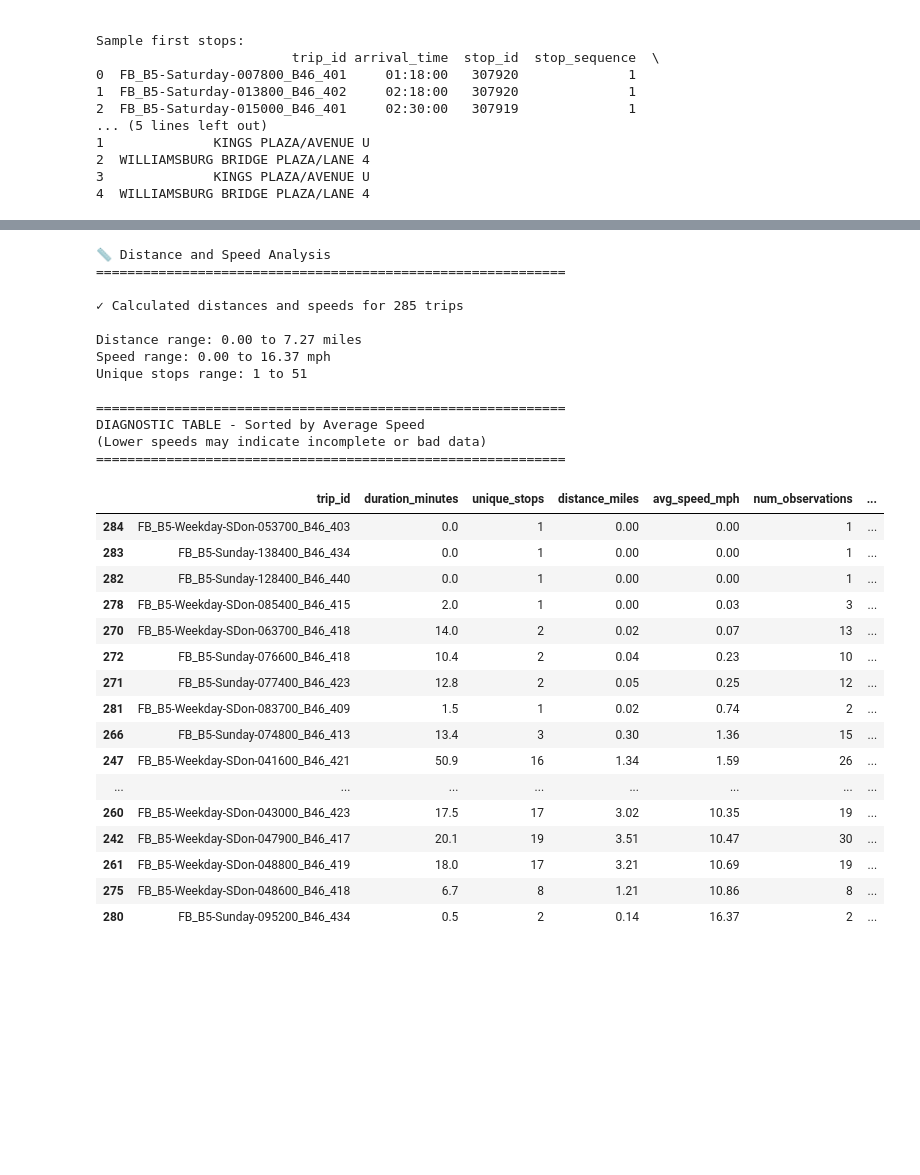
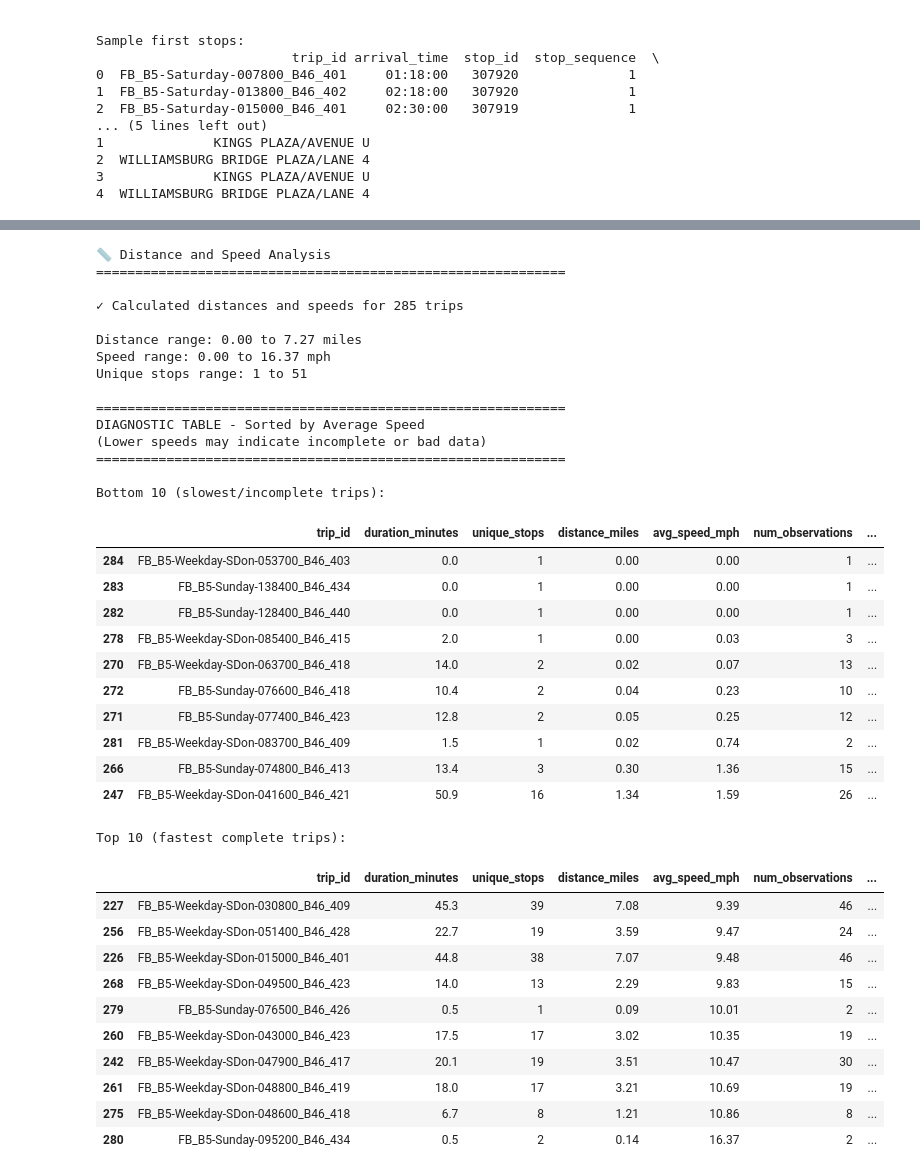
Before and after one commit to anthonymobile/greenstreet-bus-data, a Jupyter notebook: notebook.ipynb, the cells around one changed output, grey strips where cells are left out. Cells and saved outputs as stored; diff of their text form; code cells hidden in the pictures; blank space fills up the shorter version.

```diff
--- a/notebook.ipynb
+++ b/notebook.ipynb
@@ -592,11 +583,8 @@ print(f"\nExport table ready with {len(b46_export)} rows and {len(b46_export.col
 print(f"\nYou can export this to CSV with:")
 print("  b46_export.to_csv('b46_trip_analysis.csv', index=False)")
 
-print(f"\nFull table (showing all {len(b46_export)} rows):")
-
-# Display all rows without truncation
-pd.set_option('display.max_rows', None)
-b46_export
+print(f"\nSample (showing top 20 rows):")
+b46_export.head(20)
 # %% [output]
 💾 Export-Ready Table
 ============================================================
@@ -722,39 +710,50 @@ b46_diagnostic = b46_diagnostic.sort_values('avg_speed_mph', ascending=True)
 print(f"\n{'='*60}")
 print("DIAGNOSTIC TABLE - Sorted by Average Speed")
 print("(Lower speeds may indicate incomplete or bad data)")
 print("="*60)
 
-# Display all rows
-pd.set_option('display.max_rows', None)
-b46_diagnostic
+# Display top and bottom 10 rows to show extremes
+print("\nBottom 10 (slowest/incomplete trips):")
+display(b46_diagnostic.head(10))
+
+print("\nTop 10 (fastest complete trips):")
+display(b46_diagnostic.tail(10))
 # %% [output]
 📏 Distance and Speed Analysis
 ============================================================
 
 ✓ Calculated distances and speeds for 285 trips
 
 Distance range: 0.00 to 7.27 miles
 Speed range: 0.00 to 16.37 mph
 Unique stops range: 1 to 51
 
 ============================================================
 DIAGNOSTIC TABLE - Sorted by Average Speed
 (Lower speeds may indicate incomplete or bad data)
 ============================================================
+
+Bottom 10 (slowest/incomplete trips):
 |  | trip_id | duration_minutes | unique_stops | distance_miles | avg_speed_mph | num_observations | ... |
 | 284 | FB_B5-Weekday-SDon-053700_B46_403 | 0.0 | 1 | 0.00 | 0.00 | 1 | ... |
 | 283 | FB_B5-Sunday-138400_B46_434 | 0.0 | 1 | 0.00 | 0.00 | 1 | ... |
 | 282 | FB_B5-Sunday-128400_B46_440 | 0.0 | 1 | 0.00 | 0.00 | 1 | ... |
 | 278 | FB_B5-Weekday-SDon-085400_B46_415 | 2.0 | 1 | 0.00 | 0.03 | 3 | ... |
 | 270 | FB_B5-Weekday-SDon-063700_B46_418 | 14.0 | 2 | 0.02 | 0.07 | 13 | ... |
 | 272 | FB_B5-Sunday-076600_B46_418 | 10.4 | 2 | 0.04 | 0.23 | 10 | ... |
 | 271 | FB_B5-Sunday-077400_B46_423 | 12.8 | 2 | 0.05 | 0.25 | 12 | ... |
 | 281 | FB_B5-Weekday-SDon-083700_B46_409 | 1.5 | 1 | 0.02 | 0.74 | 2 | ... |
 | 266 | FB_B5-Sunday-074800_B46_413 | 13.4 | 3 | 0.30 | 1.36 | 15 | ... |
 | 247 | FB_B5-Weekday-SDon-041600_B46_421 | 50.9 | 16 | 1.34 | 1.59 | 26 | ... |
-| ... | ... | ... | ... | ... | ... | ... | ... |
-| 260 | FB_B5-Weekday-SDon-043000_B46_423 | 17.5 | 17 | 3.02 | 10.35 | 19 | ... |
-| 242 | FB_B5-Weekday-SDon-047900_B46_417 | 20.1 | 19 | 3.51 | 10.47 | 30 | ... |
-| 261 | FB_B5-Weekday-SDon-048800_B46_419 | 18.0 | 17 | 3.21 | 10.69 | 19 | ... |
-| 275 | FB_B5-Weekday-SDon-048600_B46_418 | 6.7 | 8 | 1.21 | 10.86 | 8 | ... |
-| 280 | FB_B5-Sunday-095200_B46_434 | 0.5 | 2 | 0.14 | 16.37 | 2 | ... |
+Top 10 (fastest complete trips):
+|  | trip_id | duration_minutes | unique_stops | distance_miles | avg_speed_mph | num_observations | ... |
+| 227 | FB_B5-Weekday-SDon-030800_B46_409 | 45.3 | 39 | 7.08 | 9.39 | 46 | ... |
+| 256 | FB_B5-Weekday-SDon-051400_B46_428 | 22.7 | 19 | 3.59 | 9.47 | 24 | ... |
+| 226 | FB_B5-Weekday-SDon-015000_B46_401 | 44.8 | 38 | 7.07 | 9.48 | 46 | ... |
+| 268 | FB_B5-Weekday-SDon-049500_B46_423 | 14.0 | 13 | 2.29 | 9.83 | 15 | ... |
+| 279 | FB_B5-Sunday-076500_B46_426 | 0.5 | 1 | 0.09 | 10.01 | 2 | ... |
+| 260 | FB_B5-Weekday-SDon-043000_B46_423 | 17.5 | 17 | 3.02 | 10.35 | 19 | ... |
+| 242 | FB_B5-Weekday-SDon-047900_B46_417 | 20.1 | 19 | 3.51 | 10.47 | 30 | ... |
+| 261 | FB_B5-Weekday-SDon-048800_B46_419 | 18.0 | 17 | 3.21 | 10.69 | 19 | ... |
+| 275 | FB_B5-Weekday-SDon-048600_B46_418 | 6.7 | 8 | 1.21 | 10.86 | 8 | ... |
+| 280 | FB_B5-Sunday-095200_B46_434 | 0.5 | 2 | 0.14 | 16.37 | 2 | ... |
```
Also changed, not shown: parts of 12 cells of this notebook, 2 other files.
